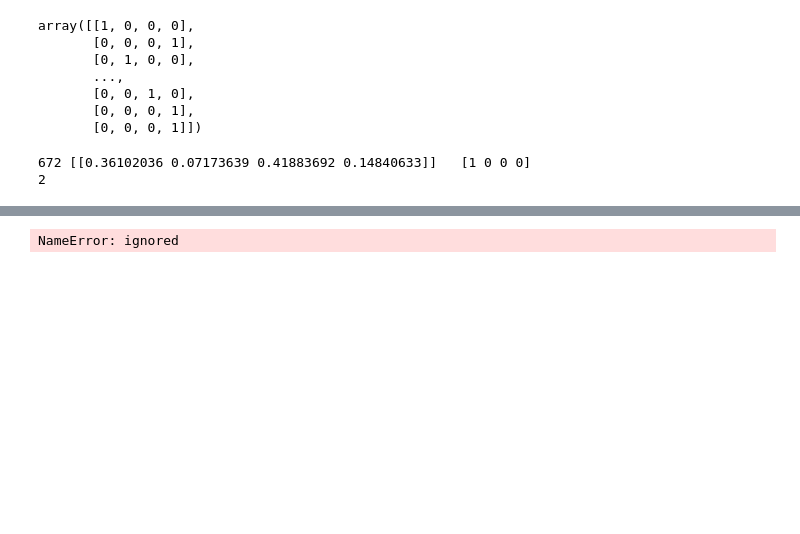
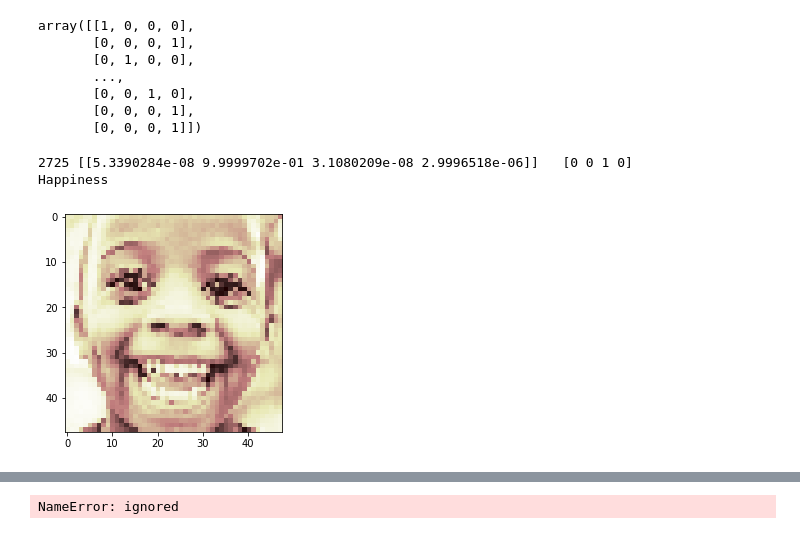
Before and after one commit to yashgaherwar/Z-Hacks-Hackathon, a Jupyter notebook: Facial_emotion_detection.ipynb, the cells around one changed output, grey strips where cells are left out. Saved outputs shown, nothing was run; the diff lists cells and outputs as text; code cells hidden in the pictures; blank space fills up the shorter version.

```diff
--- a/Facial_emotion_detection.ipynb
+++ b/Facial_emotion_detection.ipynb
@@ -249,13 +284,19 @@ array([[1, 0, 0, 0],
        [0, 0, 0, 1]])
 # %%
 i=np.random.randint(4000)
+img = np.array(image.load_img("/content/gdrive/MyDrive/SE/378ffa7b4bc07f190ee35f85ed816377.jpg",target_size=(48,48)))
+img=np.array(tf.image.rgb_to_grayscale(img, name=None))/255
+img = img.reshape(1, 48, 48, 1)
 dict={0:'Fear',1:'Happiness',2:'Sadness',3:'Neutral'}
-a=model.predict(X_test[i].reshape(1,48,48,1))
+#a=model.predict(X_test[i].reshape(1,48,48,1))
+plt.imshow(img.reshape(48,48),cmap='pink')
+a=model.predict(img)
 print(i,a," ",y_test[i])
-print(np.argmax(a))
+print(dict[np.argmax(a)])
 # %% [output]
-672 [[0.36102036 0.07173639 0.41883692 0.14840633]]   [1 0 0 0]
-2
+2725 [[5.3390284e-08 9.9999702e-01 3.1080209e-08 2.9996518e-06]]   [0 0 1 0]
+Happiness
+[figure, added]
 # %%
 print("Predicted:",dict[np.argmax(a)]," Actual:",dict[np.argmax(y_test[i])])
 plt.imshow(X_test[i].reshape(48,48),cmap='pink')
```
Also changed, not shown: parts of 7 cells of this notebook.
